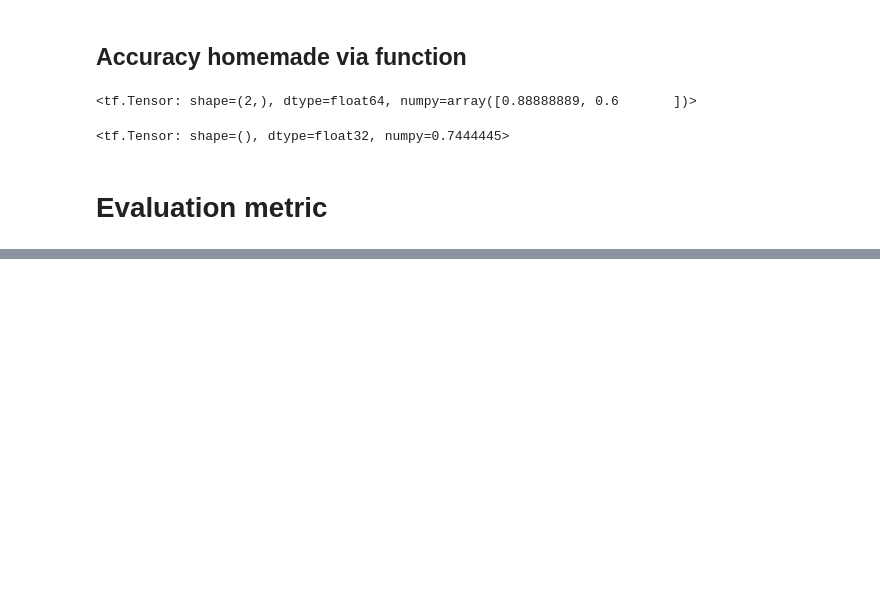
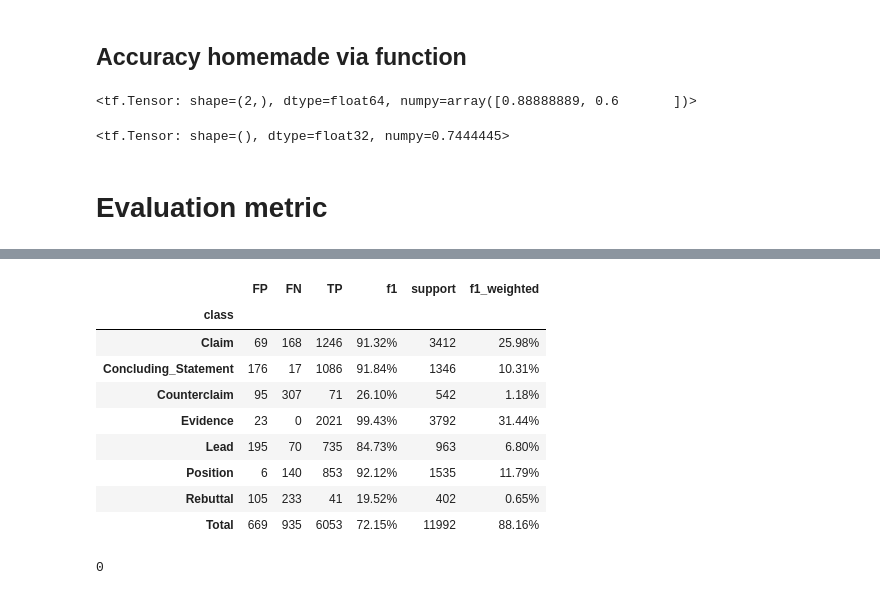
Before and after one commit to arthurcol/feedback_prize, a Jupyter notebook: notebooks/metrics.ipynb, the cells around one changed output, grey strips where cells are left out. Saved outputs shown, nothing was run; the diff lists cells and outputs as text; code cells hidden in the pictures; blank space fills up the shorter version.

```diff
--- a/notebooks/metrics.ipynb
+++ b/notebooks/metrics.ipynb
@@ -182,0 +426,18 @@ df_train.head()
+# %%
+## Full report
+f1_df[['FP','FN','TP','support']]=f1_df[['FP','FN','TP','support']].applymap('{:.0f}'.format)
+f1_df['f1_weighted']=f1_df['f1_weighted'].map('{:.2f}%'.format)
+f1_df['f1']=f1_df['f1'].map('{:.2f}%'.format)
+
+f1_df
+# %% [output]
+|  | FP | FN | TP | f1 | support | f1_weighted |
+| class |  |  |  |  |  |  |
+| Claim | 69 | 168 | 1246 | 91.32% | 3412 | 25.98% |
+| Concluding_Statement | 176 | 17 | 1086 | 91.84% | 1346 | 10.31% |
+| Counterclaim | 95 | 307 | 71 | 26.10% | 542 | 1.18% |
+| Evidence | 23 | 0 | 2021 | 99.43% | 3792 | 31.44% |
+| Lead | 195 | 70 | 735 | 84.73% | 963 | 6.80% |
+| Position | 6 | 140 | 853 | 92.12% | 1535 | 11.79% |
+| Rebuttal | 105 | 233 | 41 | 19.52% | 402 | 0.65% |
+| Total | 669 | 935 | 6053 | 72.15% | 11992 | 88.16% |
@@ -182,0 +447,4 @@ df_train.head()
+# %%
+th.append(ph).duplicated().sum()
+# %% [output]
+0
```
Also changed, not shown: parts of 39 cells of this notebook.
